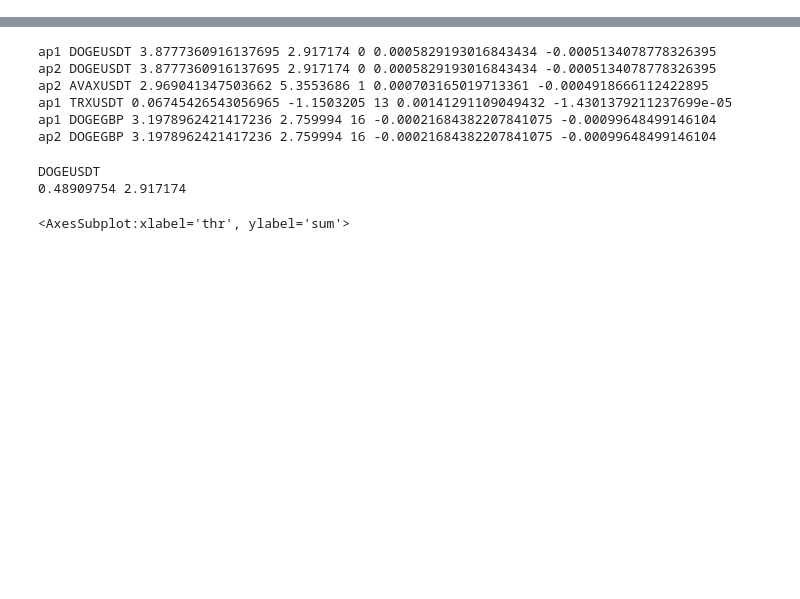
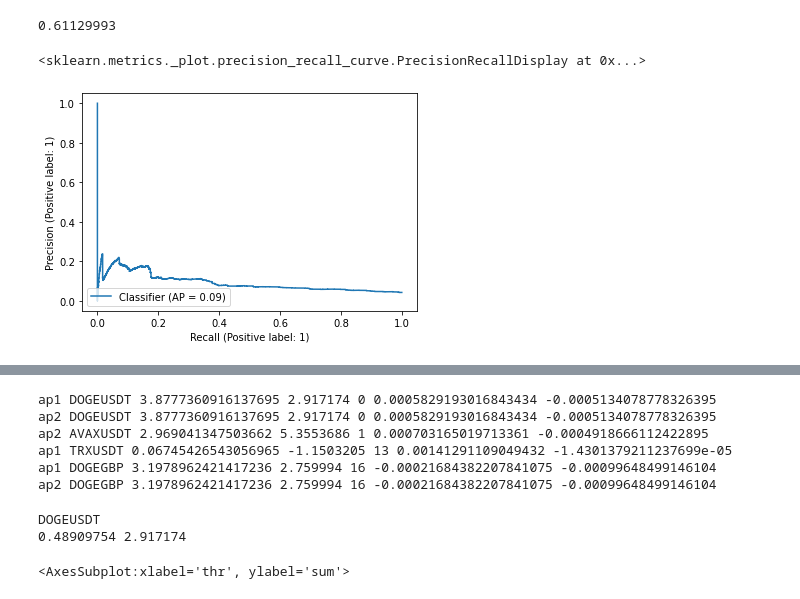
Before and after one commit to crazyleg/binancepredict, a Jupyter notebook: test_set_analysis.ipynb, the cells around one changed output, grey strips where cells are left out. Cells and saved outputs as stored; diff of their text form; code cells hidden in the pictures; blank space fills up the shorter version.

```diff
--- a/test_set_analysis.ipynb
+++ b/test_set_analysis.ipynb
@@ -86,3 +141,12 @@ with torch.no_grad():
+# %%
+thr[20199]
+# %% [output]
+0.61129993
+# %%
+PrecisionRecallDisplay.from_predictions(y_test_up[:,19], stable_sigmoid(y_hat_test_up[:,19]))
+# %% [output]
+<sklearn.metrics._plot.precision_recall_curve.PrecisionRecallDisplay at 0x...>
+[figure, added]
 # %%
 y_test = np.vstack(y_test)
 y_hat_test = np.vstack(y_hat_test)
```
Also changed, not shown: parts of 13 cells of this notebook, 4 other files.
